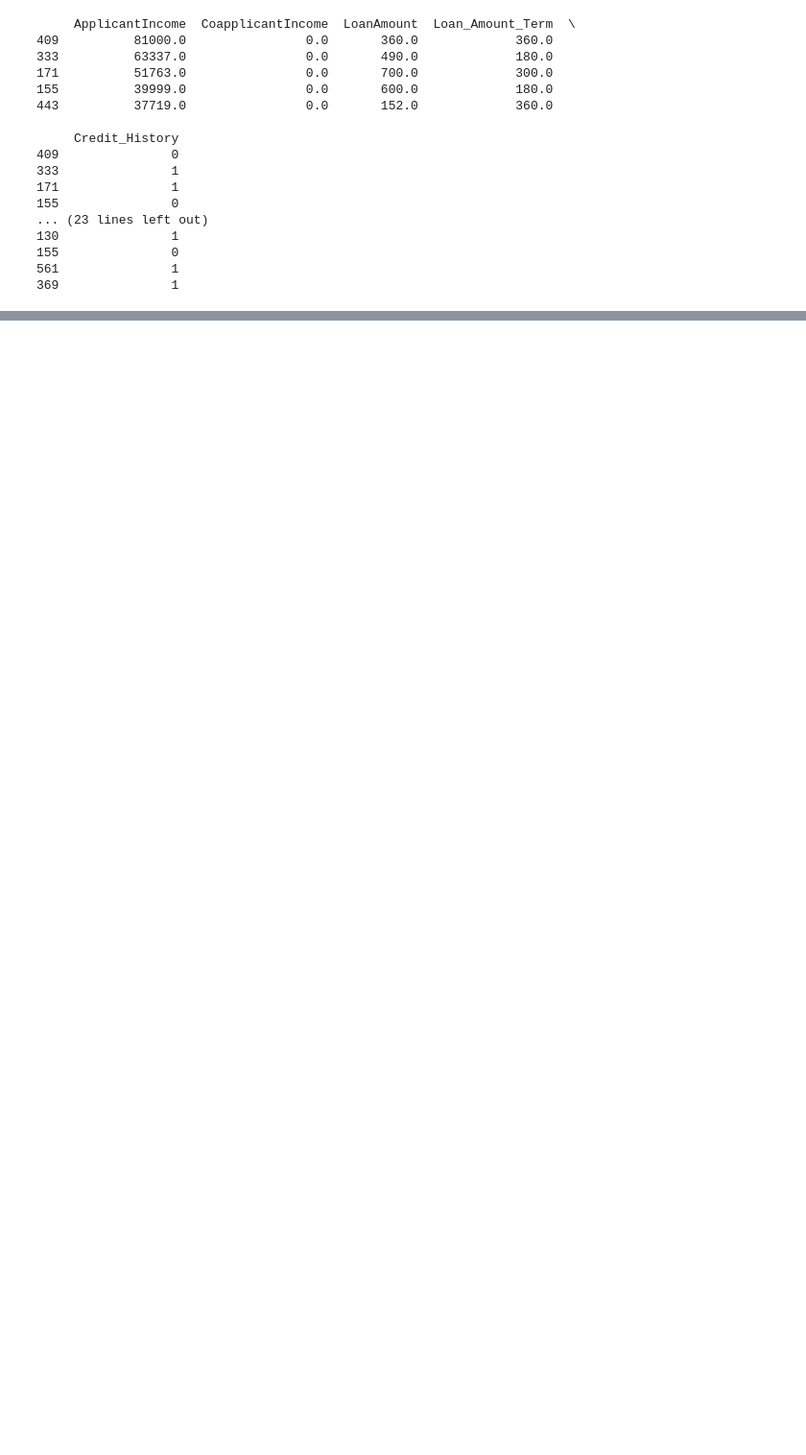
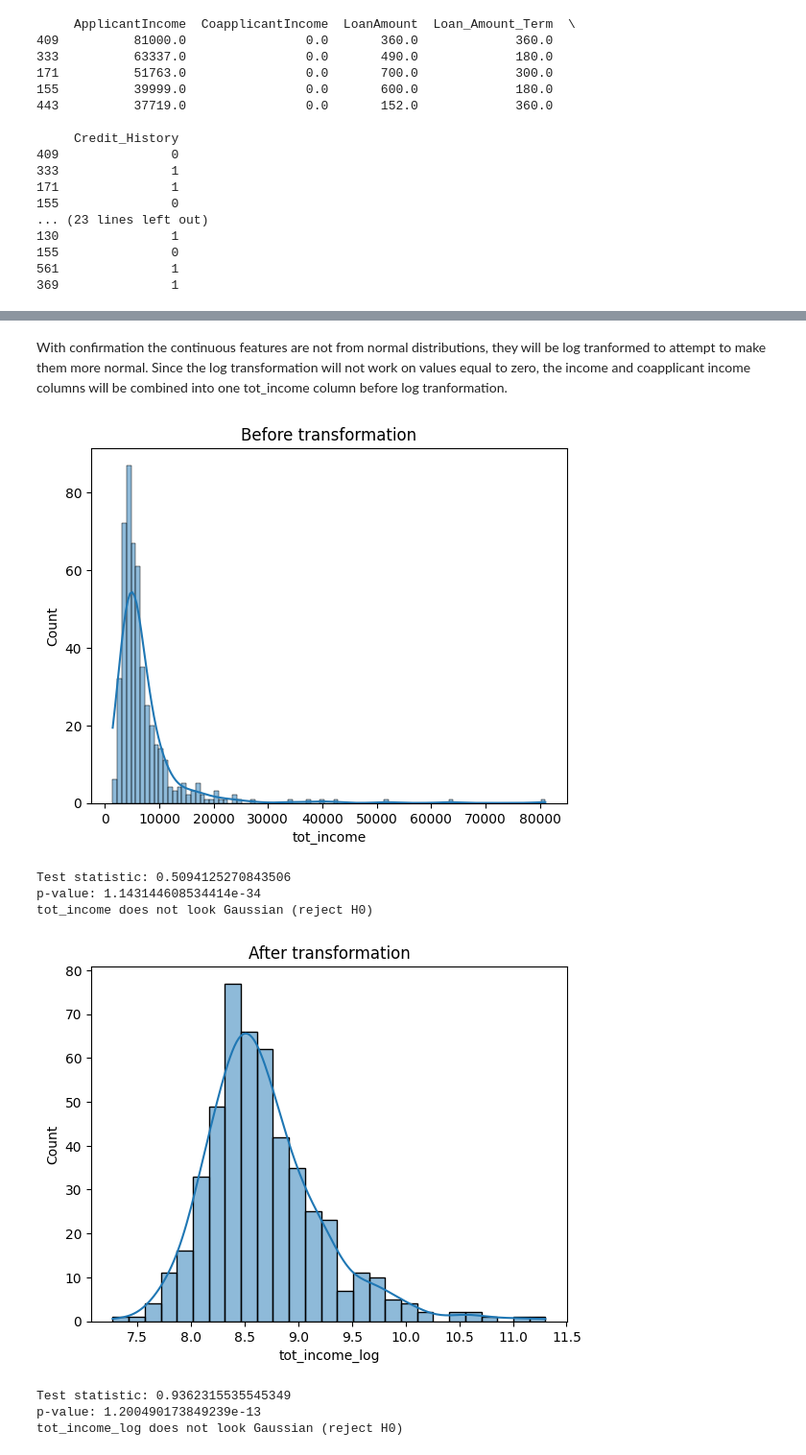
Before and after one commit to noamurphy/loan_approval_predictions, a Jupyter notebook: notebooks/instructions.ipynb, the cells around one changed output, grey strips where cells are left out. Shown at 96% size. Saved outputs shown, nothing was run; the diff lists cells and outputs as text; code cells hidden in the pictures; blank space fills up the shorter version.

```diff
--- a/notebooks/instructions.ipynb
+++ b/notebooks/instructions.ipynb
@@ -333,0 +294,17 @@ The goal here is to create the pipeline that will take one row of our dataset an
+# %%
+from scipy import stats
+
+def shapiro_wilks(X, feature):
+    stat, p = stats.shapiro(X[feature])
+
+    print('Test statistic:', stat)
+    print('p-value:', p)
+
+    if p > 0.05:
+        print(f'{feature} looks Gaussian (fail to reject H0)\n')
+    else:
+        print(f'{feature} does not look Gaussian (reject H0)\n')
+# %%
+#FIXME The Loan_Amount_Term should be handled seperately since it is discrete (Anderson-Darling or Kolmogorov-Smirnov).
+for feature in numerical_features:
+    shapiro_wilks(X_train, feature)
@@ -333,0 +327,31 @@ The goal here is to create the pipeline that will take one row of our dataset an
+# %% [markdown]
+With confirmation the continuous features are not from normal distributions, they will be log tranformed to attempt to make them more normal. Since the log transformation will not work on values equal to zero, the income and coapplicant income columns will be combined into one tot_income column before log tranformation.
+# %%
+X_train['tot_income'] = X_train['ApplicantIncome'] + X_train['CoapplicantIncome']
+# %%
+def log_transform(X, feature):
+    # Before transformation
+    sns.histplot(X[feature], kde=True)
+    plt.title("Before transformation")
+    plt.show()
+    shapiro_wilks(X, feature)
+
+    # Tranformation
+    X[feature + '_log'] = np.log(X[feature])
+
+    # After tranformation
+    sns.histplot(X[feature + '_log'], kde=True)
+    plt.title("After transformation")
+    plt.show()
+    shapiro_wilks(X, f'{feature}_log')
+# %%
+log_transform(X_train, 'tot_income')
+# %% [output]
+[figure, added]
+Test statistic: 0.5094125270843506
+p-value: 1.143144608534414e-34
+tot_income does not look Gaussian (reject H0)
+[figure, added]
+Test statistic: 0.9362315535545349
+p-value: 1.200490173849239e-13
+tot_income_log does not look Gaussian (reject H0)
```
Also changed, not shown: parts of 92 cells of this notebook, 2 other files.
